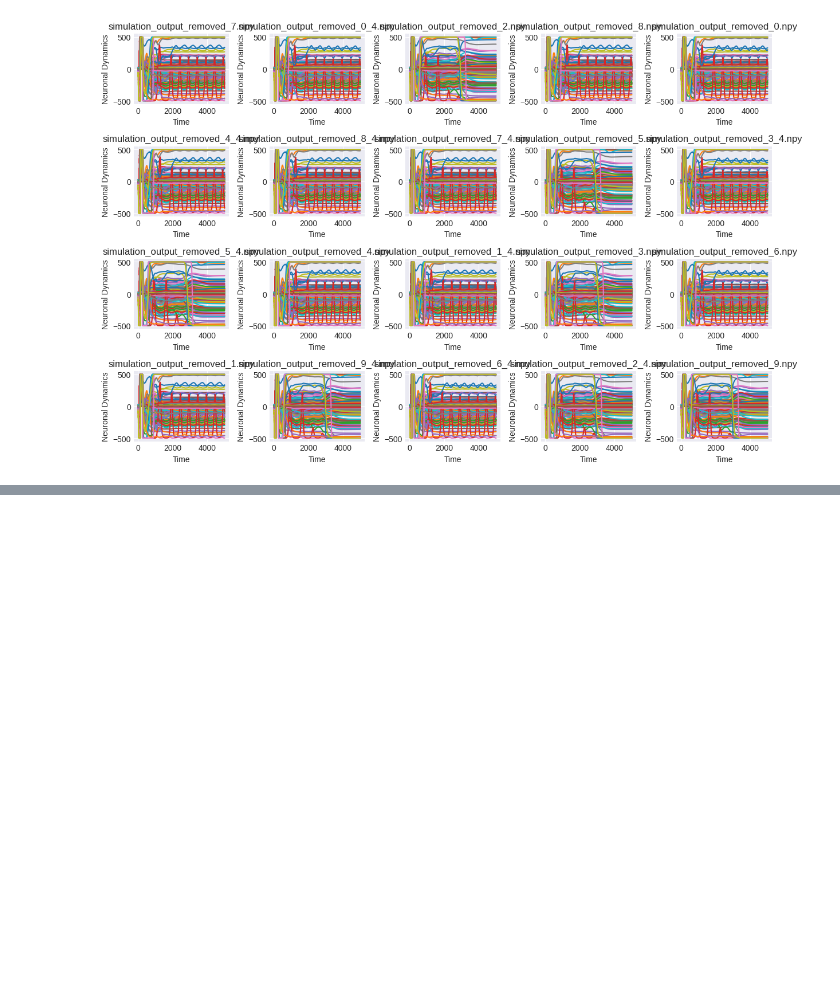
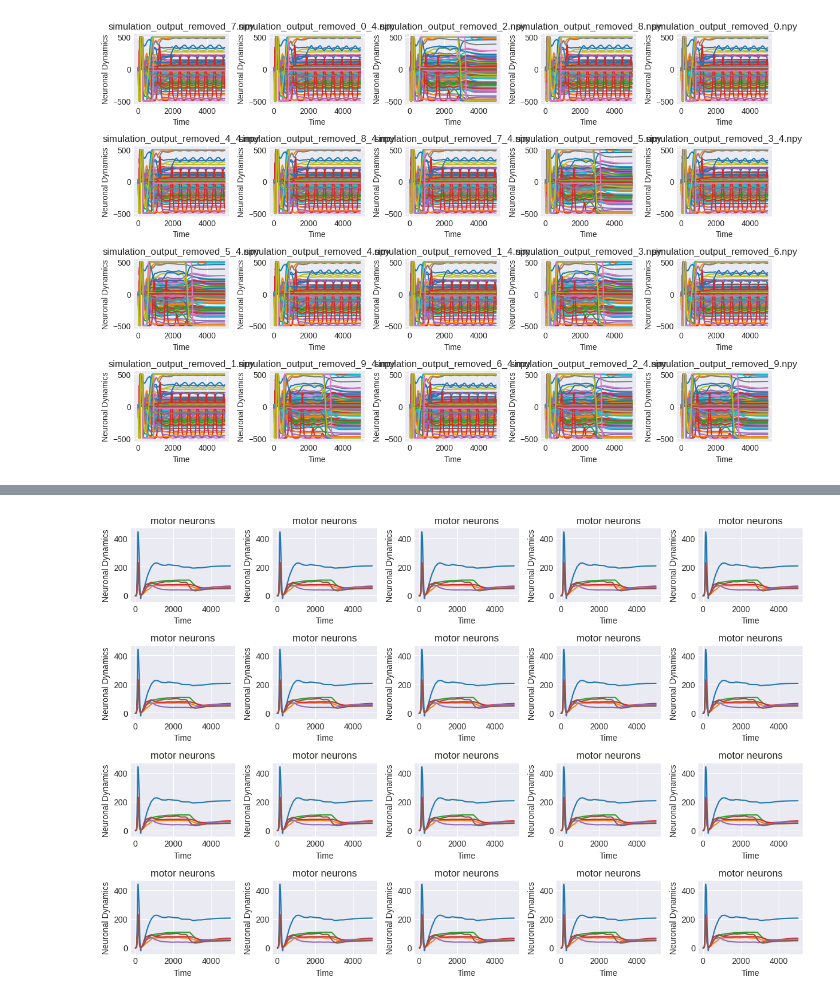
Before and after one commit to Banafshehkh/C.elegans-Control-Backbone, a Jupyter notebook: Stage3.ipynb, the cells around one changed output, grey strips where cells are left out. Cells and saved outputs as stored; diff of their text form; code cells hidden in the pictures; blank space fills up the shorter version.

```diff
--- a/Stage3.ipynb
+++ b/Stage3.ipynb
@@ -465,0 +472,5 @@ plt.show()
+# %%
+neuron_names = neurons[['DD01', 'DD02', 'DD03', 'DD04', 'DD05', 'DD06']]
+plot_dynamics(neuron_names, folder_path = "/content")
+# %% [output]
+[figure, added]
```
Also changed, not shown: parts of 8 cells of this notebook.
